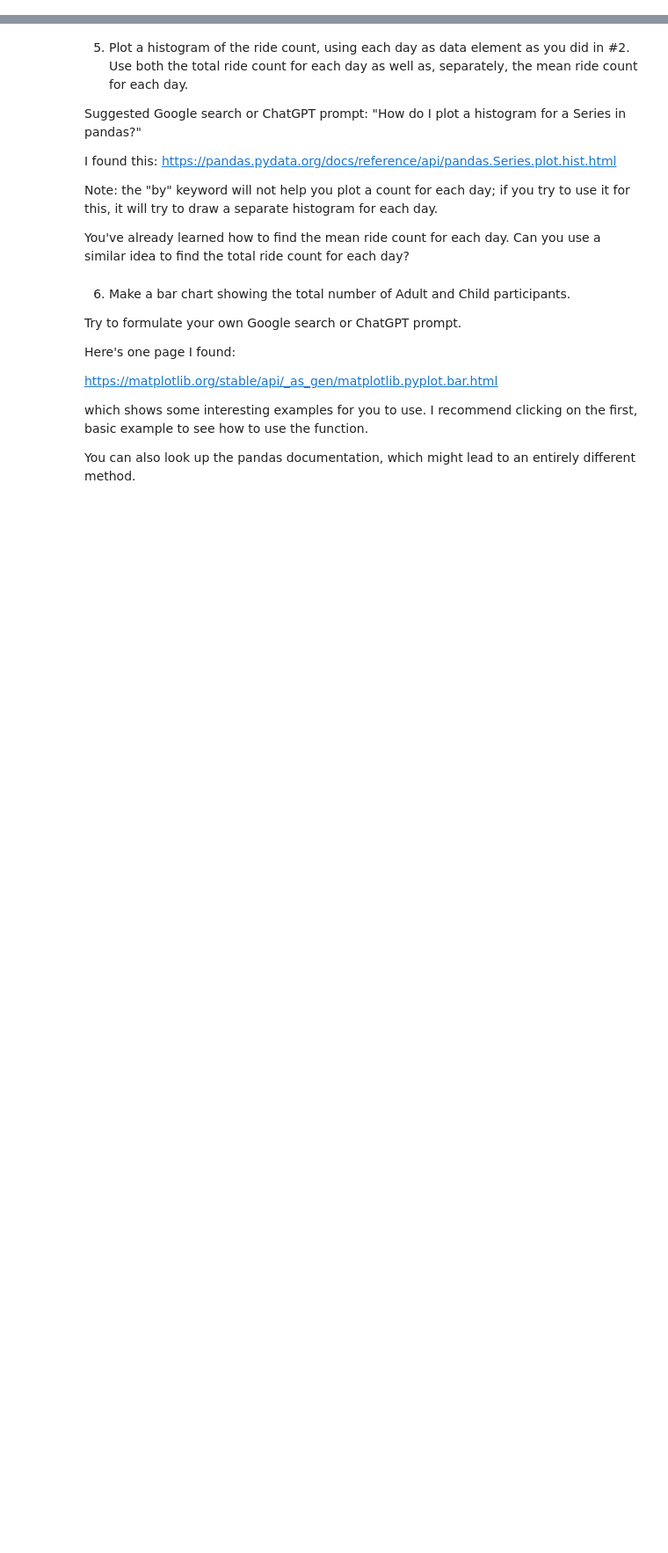
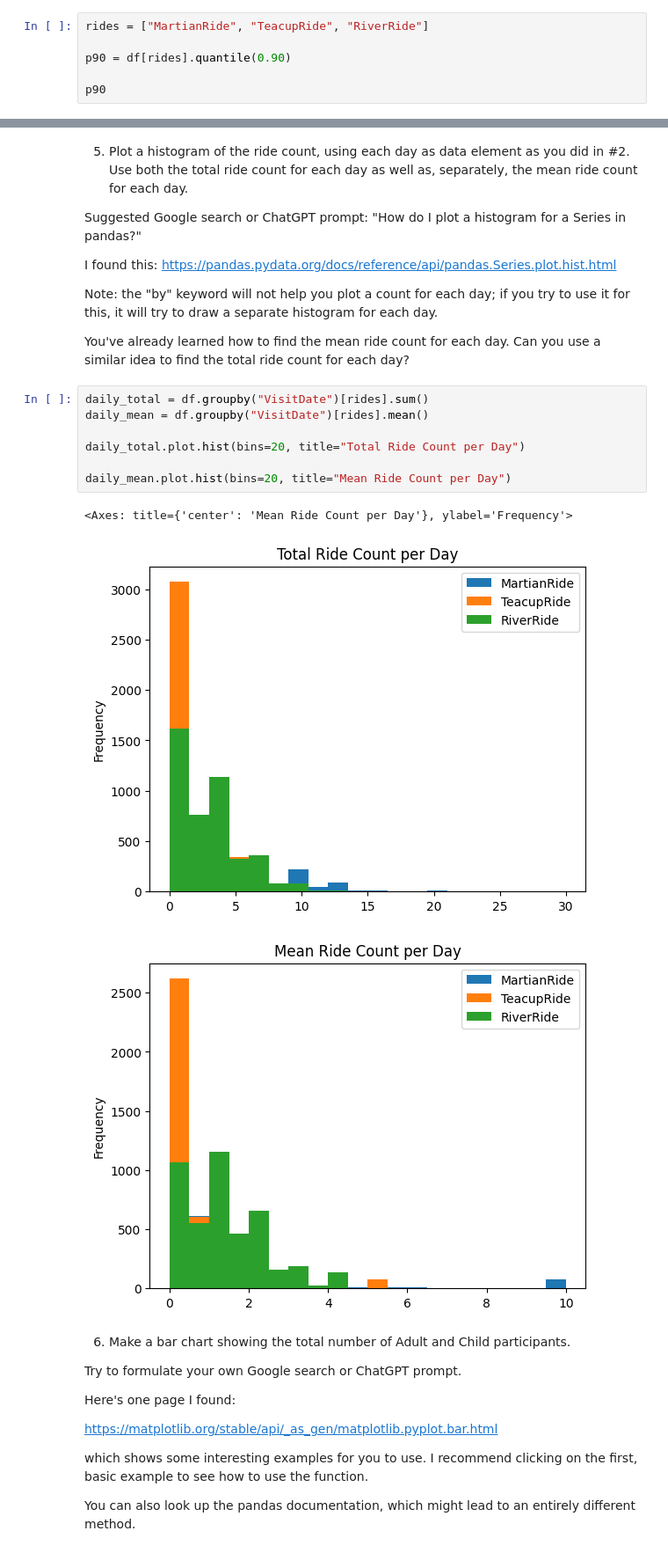
Before and after one commit to dho053-bu/Milestone-3-DX699, a Jupyter notebook: OMDS-ModB2-Week3-Ho-David.ipynb, the cells around one changed output, grey strips where cells are left out. Shown at 88% size. Saved outputs shown, nothing was run; the diff lists cells and outputs as text; blank space fills up the shorter version.

```diff
--- a/OMDS-ModB2-Week3-Ho-David.ipynb
+++ b/OMDS-ModB2-Week3-Ho-David.ipynb
@@ -142,3 +254,9 @@ https://pandas.pydata.org/docs/reference/api/pandas.Series.std.html
 Suggested Google search or ChatGPT prompt: "How do I find a percentile value for a Series in pandas documentation?"
 
 This time, I will let you find the page!  Hint: it's not actually called the "percentile" function.
+# %%
+rides = ["MartianRide", "TeacupRide", "RiverRide"]
+
+p90 = df[rides].quantile(0.90)
+
+p90
@@ -152,6 +275,17 @@ I found this: https://pandas.pydata.org/docs/reference/api/pandas.Series.plot.hi
 Note: the "by" keyword will not help you plot a count for each day; if you try to use it for this, it will try to draw a separate histogram for each day.
 
 You've already learned how to find the mean ride count for each day.  Can you use a similar idea to find the total ride count for each day?
+# %%
+daily_total = df.groupby("VisitDate")[rides].sum()
+daily_mean = df.groupby("VisitDate")[rides].mean()
+
+daily_total.plot.hist(bins=20, title="Total Ride Count per Day")
+
+daily_mean.plot.hist(bins=20, title="Mean Ride Count per Day")
+# %% [output]
+<Axes: title={'center': 'Mean Ride Count per Day'}, ylabel='Frequency'>
+[figure, added]
+[figure, added]
 # %% [markdown]
 6. Make a bar chart showing the total number of Adult and Child participants.
 
```
Also changed, not shown: parts of 29 cells of this notebook.
